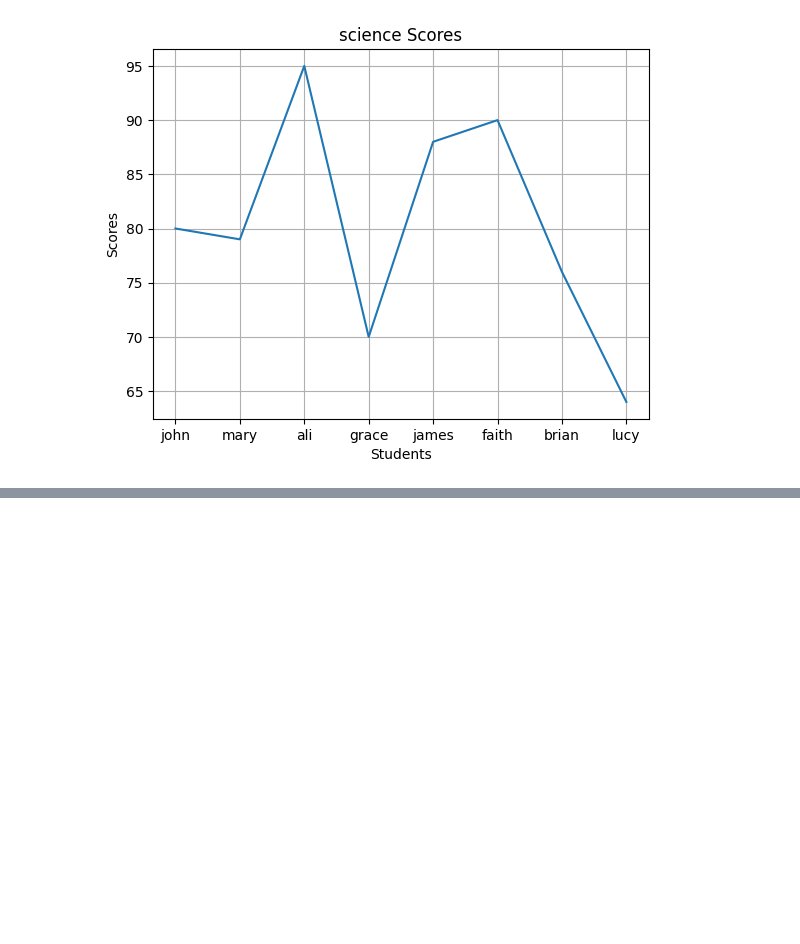
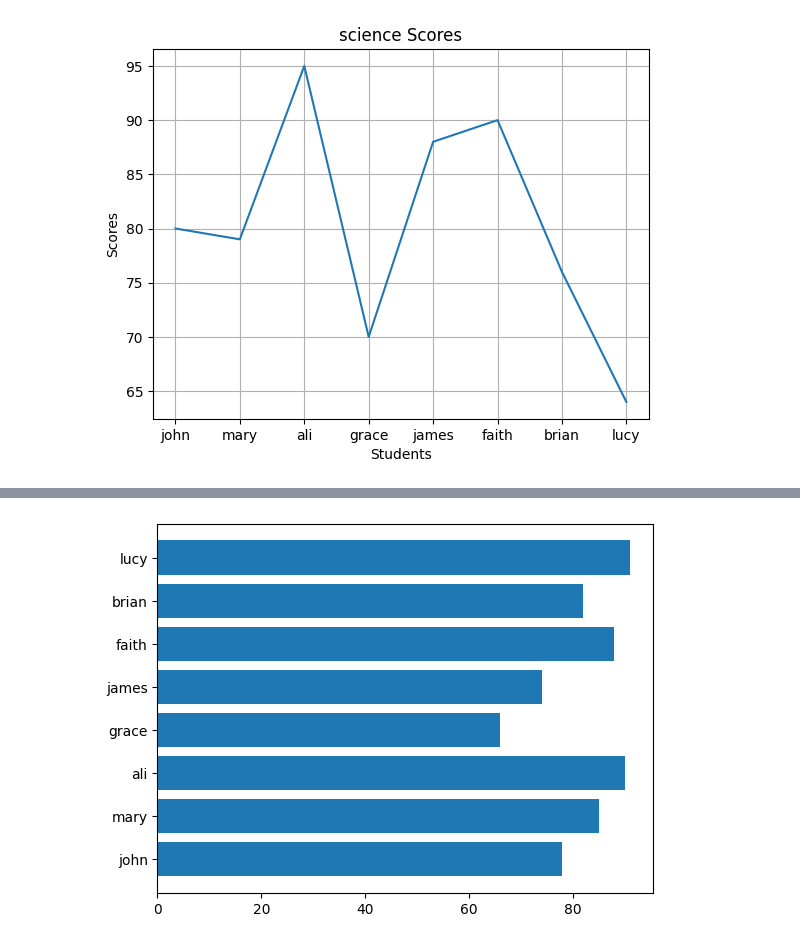
Before and after one commit to princeomarmohamed55/AI-PORTFOLIO-2026, a Jupyter notebook: visualization.ipynb, the cells around one changed output, grey strips where cells are left out. Drawn from its saved outputs; the diff is of its cells as text; code cells hidden in the pictures; blank space fills up the shorter version.

```diff
--- a/visualization.ipynb
+++ b/visualization.ipynb
@@ -54,0 +62,5 @@ plt.show()
+# %%
+plt.barh(students["student"],students["math"])
+plt.show()
+# %% [output]
+[figure, added]
```
Also changed, not shown: parts of 8 cells of this notebook.
